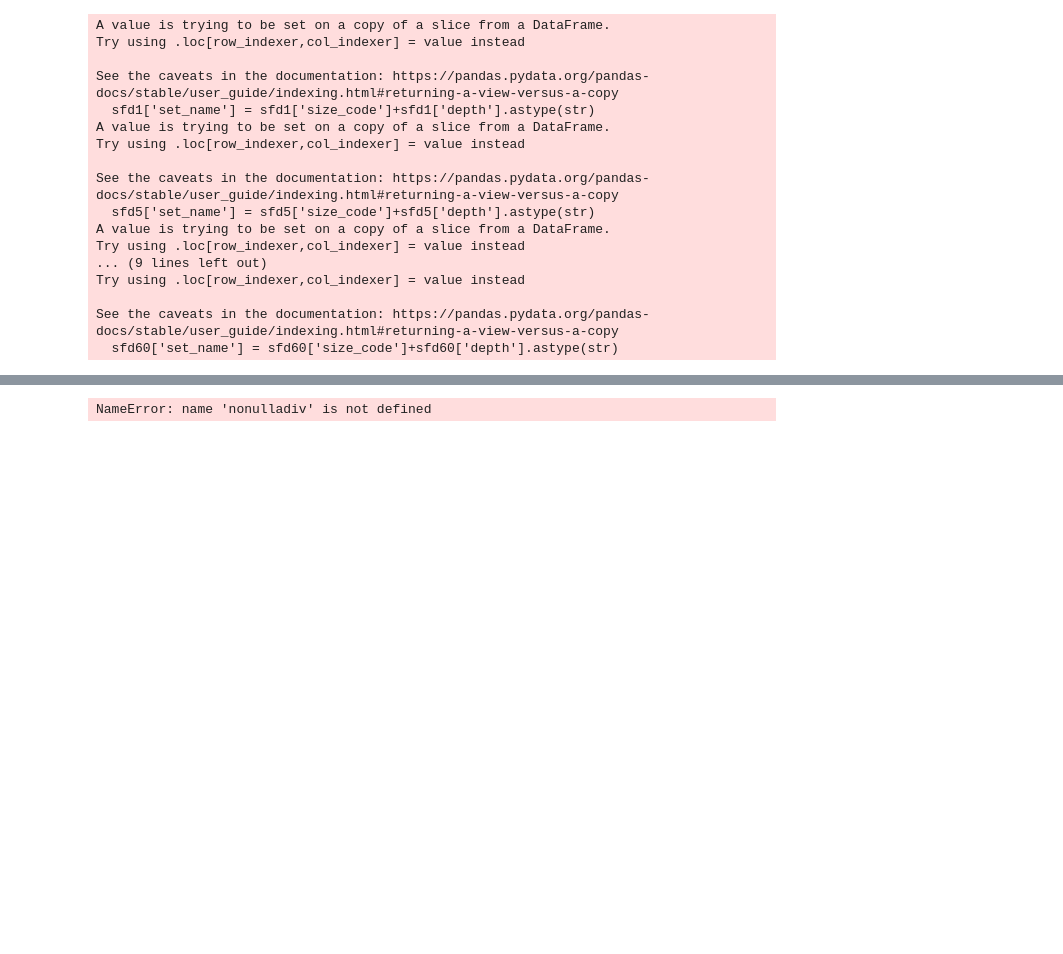
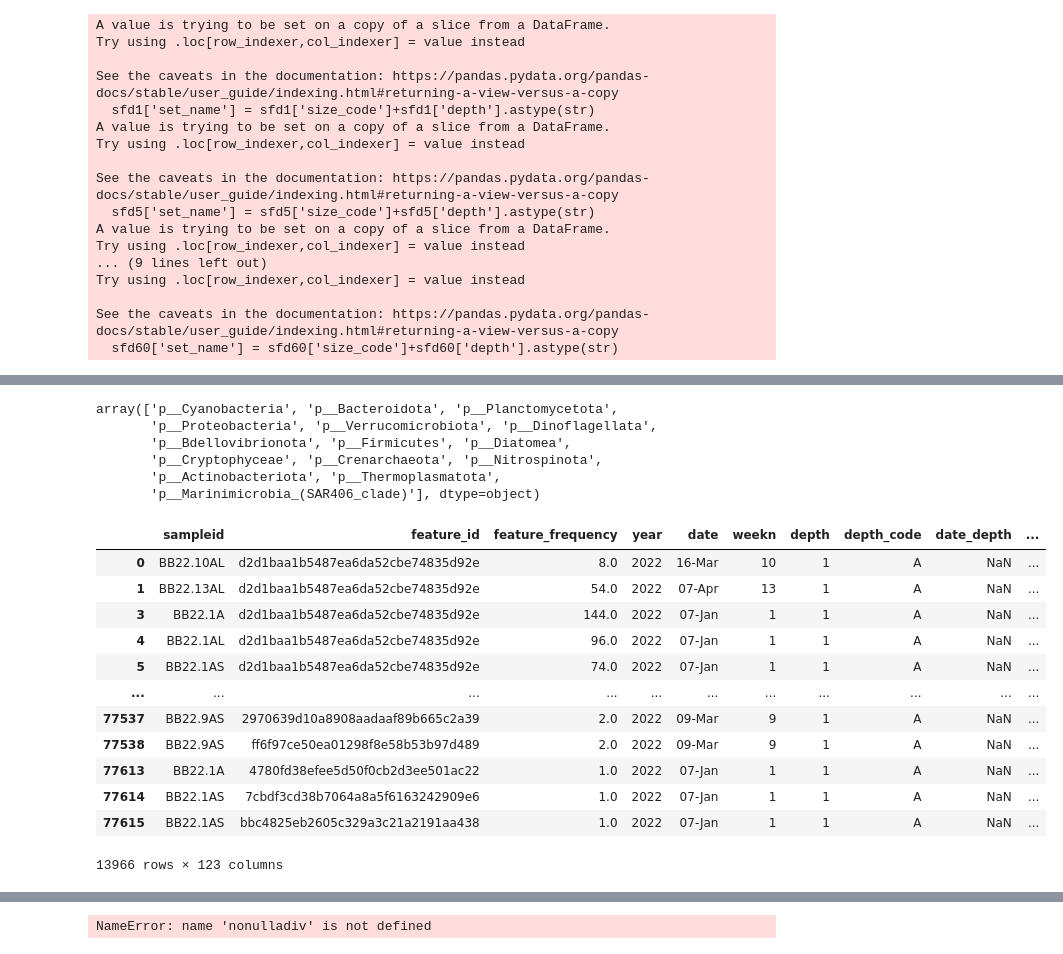
Before and after one commit to dianahaider/size_fractions, a Jupyter notebook: bb2022_sf.ipynb, the cells around one changed output, grey strips where cells are left out. Saved outputs shown, nothing was run; the diff lists cells and outputs as text; code cells hidden in the pictures; blank space fills up the shorter version.

```diff
--- a/bb2022_sf.ipynb
+++ b/bb2022_sf.ipynb
@@ -570,6 +491,0 @@ Length: 123, dtype: bool
-# %%
-sfd1=copy_of[copy_of.depth==1]
-sfd5=copy_of[copy_of.depth==5]
-sfd10=copy_of[copy_of.depth==10]
-sfd30=copy_of[copy_of.depth==30]
-sfd60=copy_of[copy_of.depth==60]
@@ -653,4 +567,12 @@ df_agg = toptaxa.groupby(['size_code','Genus', 'depth']).agg({'feature_frequency
 topd1 = df_agg['feature_frequency'].groupby('size_code', group_keys=False).nlargest(10)
 topd1 = topd1.to_frame()
 topd1 = topd1.reset_index()
-topd1['set_name'] = topd1['size_code']+topd1['depth'].astype(str)
+
+df_agg = df_agg.reset_index()
+df_agg['set_name'] = df_agg['size_code']+df_agg['depth'].astype(str)
+
+resultpivot = df_agg.pivot_table(index='Genus', columns='set_name', values='feature_frequency')
+resultpivot = resultpivot.fillna(0)
+resultpivot[resultpivot != 0] = 1
+tosave = pd.merge(resultpivot, cumulab1, left_index=True, right_index=True)
+tosave.to_csv('genus_d116S_relab.csv')
@@ -758,0 +671,35 @@ copy_of['feature_count'] = (
+# %%
+sfd1=separated[separated.depth==1]
+# %%
+top10d1 = topd1['Phylum'].unique()
+# %%
+top10d1
+# %% [output]
+array(['p__Cyanobacteria', 'p__Bacteroidota', 'p__Planctomycetota',
+       'p__Proteobacteria', 'p__Verrucomicrobiota', 'p__Dinoflagellata',
+       'p__Bdellovibrionota', 'p__Firmicutes', 'p__Diatomea',
+       'p__Cryptophyceae', 'p__Crenarchaeota', 'p__Nitrospinota',
+       'p__Actinobacteriota', 'p__Thermoplasmatota',
+       'p__Marinimicrobia_(SAR406_clade)'], dtype=object)
+# %%
+sfd1
+
+# Iterating the index
+for i in range(len(top10d1)):
+    sfd1['Phylum'] =! top10d1[i] = Other
+
+    sfd1['Phylum']
+# %% [output]
+|  | sampleid | feature_id | feature_frequency | year | date | weekn | depth | depth_code | date_depth | ... |
+| 0 | BB22.10AL | d2d1baa1b5487ea6da52cbe74835d92e | 8.0 | 2022 | 16-Mar | 10 | 1 | A | NaN | ... |
+| 1 | BB22.13AL | d2d1baa1b5487ea6da52cbe74835d92e | 54.0 | 2022 | 07-Apr | 13 | 1 | A | NaN | ... |
+| 3 | BB22.1A | d2d1baa1b5487ea6da52cbe74835d92e | 144.0 | 2022 | 07-Jan | 1 | 1 | A | NaN | ... |
+| 4 | BB22.1AL | d2d1baa1b5487ea6da52cbe74835d92e | 96.0 | 2022 | 07-Jan | 1 | 1 | A | NaN | ... |
+| 5 | BB22.1AS | d2d1baa1b5487ea6da52cbe74835d92e | 74.0 | 2022 | 07-Jan | 1 | 1 | A | NaN | ... |
+| ... | ... | ... | ... | ... | ... | ... | ... | ... | ... | ... |
+| 77537 | BB22.9AS | 2970639d10a8908aadaaf89b665c2a39 | 2.0 | 2022 | 09-Mar | 9 | 1 | A | NaN | ... |
+| 77538 | BB22.9AS | ff6f97ce50ea01298f8e58b53b97d489 | 2.0 | 2022 | 09-Mar | 9 | 1 | A | NaN | ... |
+| 77613 | BB22.1A | 4780fd38efee5d50f0cb2d3ee501ac22 | 1.0 | 2022 | 07-Jan | 1 | 1 | A | NaN | ... |
+| 77614 | BB22.1AS | 7cbdf3cd38b7064a8a5f6163242909e6 | 1.0 | 2022 | 07-Jan | 1 | 1 | A | NaN | ... |
+| 77615 | BB22.1AS | bbc4825eb2605c329a3c21a2191aa438 | 1.0 | 2022 | 07-Jan | 1 | 1 | A | NaN | ... |
+13966 rows × 123 columns
```
Also changed, not shown: parts of 41 cells of this notebook, 3 other files.
